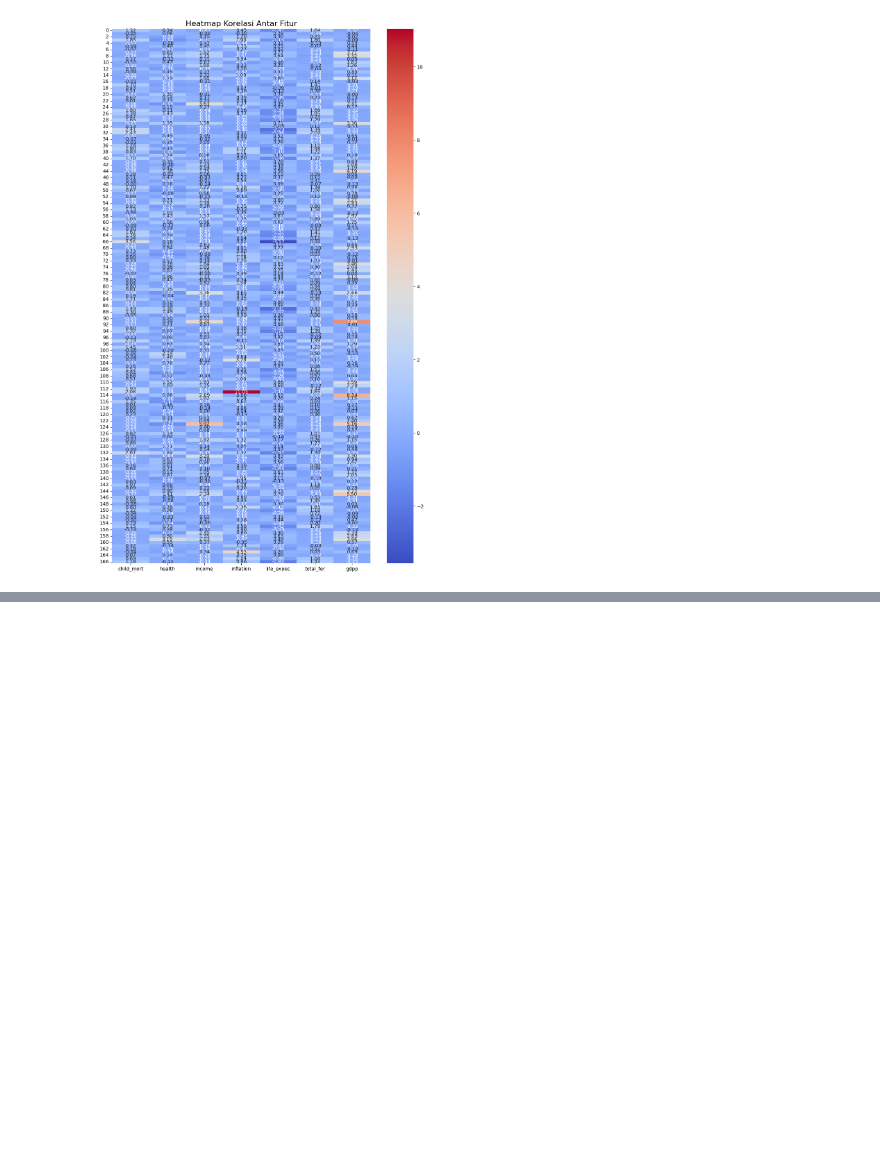
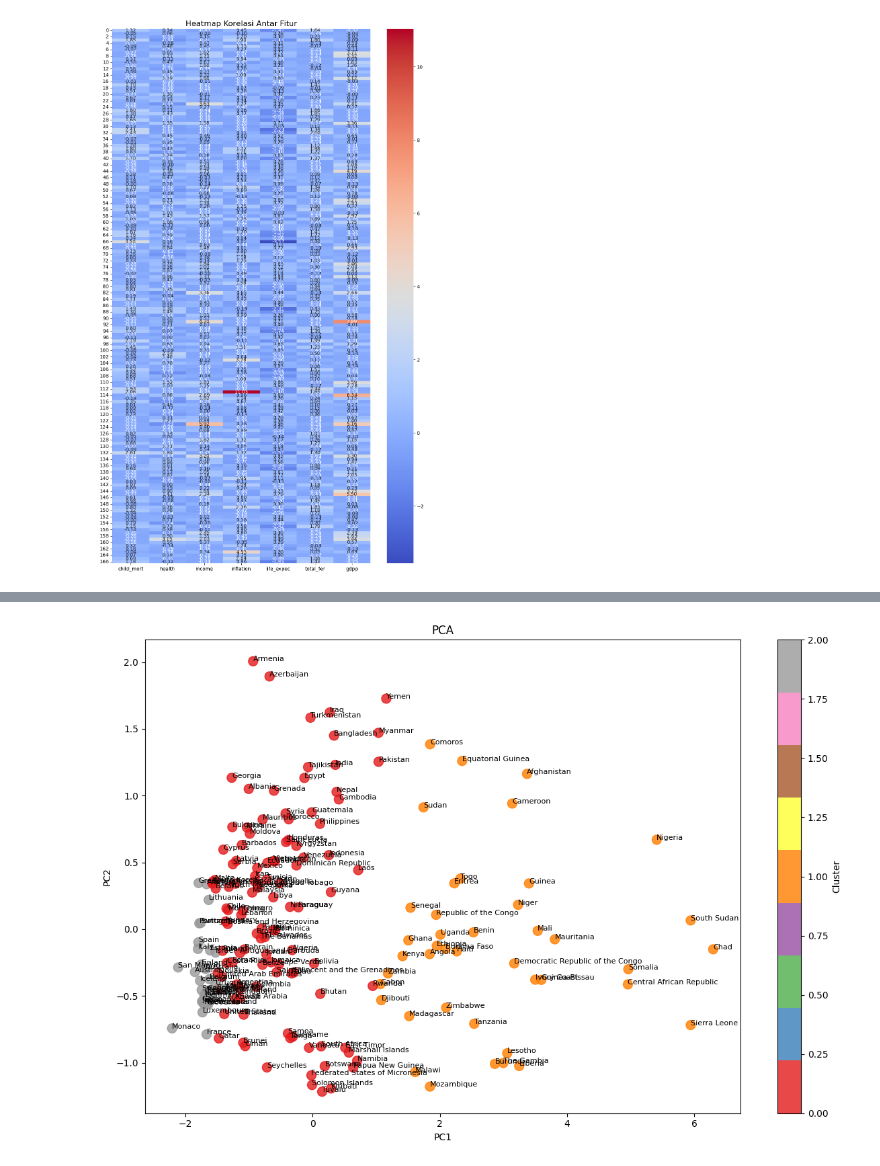
Before and after one commit to bebekgarut/SOM-country-data, a Jupyter notebook: SOM_country_clustering.ipynb, the cells around one changed output, grey strips where cells are left out. Cells and saved outputs as stored; diff of their text form; code cells hidden in the pictures; blank space fills up the shorter version.

```diff
--- a/SOM_country_clustering.ipynb
+++ b/SOM_country_clustering.ipynb
@@ -133,0 +520,23 @@ plt.show()
+# %%
+data['Out of pocket health expenditure'] = data['Out of pocket health expenditure'].str.replace('%', '').astype(float) / 100
+data
+data.to_excel('data_hasil_processing.xlsx', index=False)
+# %%
+from sklearn.preprocessing import RobustScaler
+import pandas as pd
+
+country_name = data['Country']
+selected_columns = [
+     'Fertility Rate',
+    'Infant mortality',
+      'Life expectancy',
+    'Maternal mortality ratio',
+    'Out of pocket health expenditure',
+    'Physicians per thousand',
+]
+
+data = data[selected_columns]
+scaler = RobustScaler()
+scaled_array = scaler.fit_transform(data)
+data = pd.DataFrame(scaled_array, columns=selected_columns)
+data.to_csv('data_normalisasi.csv', index=False)
@@ -133,0 +622,21 @@ plt.show()
+# %%
+import matplotlib.pyplot as plt
+from sklearn.decomposition import PCA
+
+pca = PCA(n_components=2)
+data_pca = pca.fit_transform(data_train)
+
+plt.figure(figsize=(12, 8))
+scatter = plt.scatter(data_pca[:, 0], data_pca[:, 1], c=clusters, cmap='Set1', s=100, alpha=0.8)
+plt.title('PCA')
+plt.xlabel('PC1')
+plt.ylabel('PC2')
+
+for i, name in enumerate(country_name):
+    plt.text(data_pca[i, 0], data_pca[i, 1], name, fontsize=8)
+
+plt.colorbar(scatter, label='Cluster')
+plt.tight_layout()
+plt.show()
+# %% [output]
+[figure, added]
```
Also changed, not shown: parts of 38 cells of this notebook, 1 other file.
